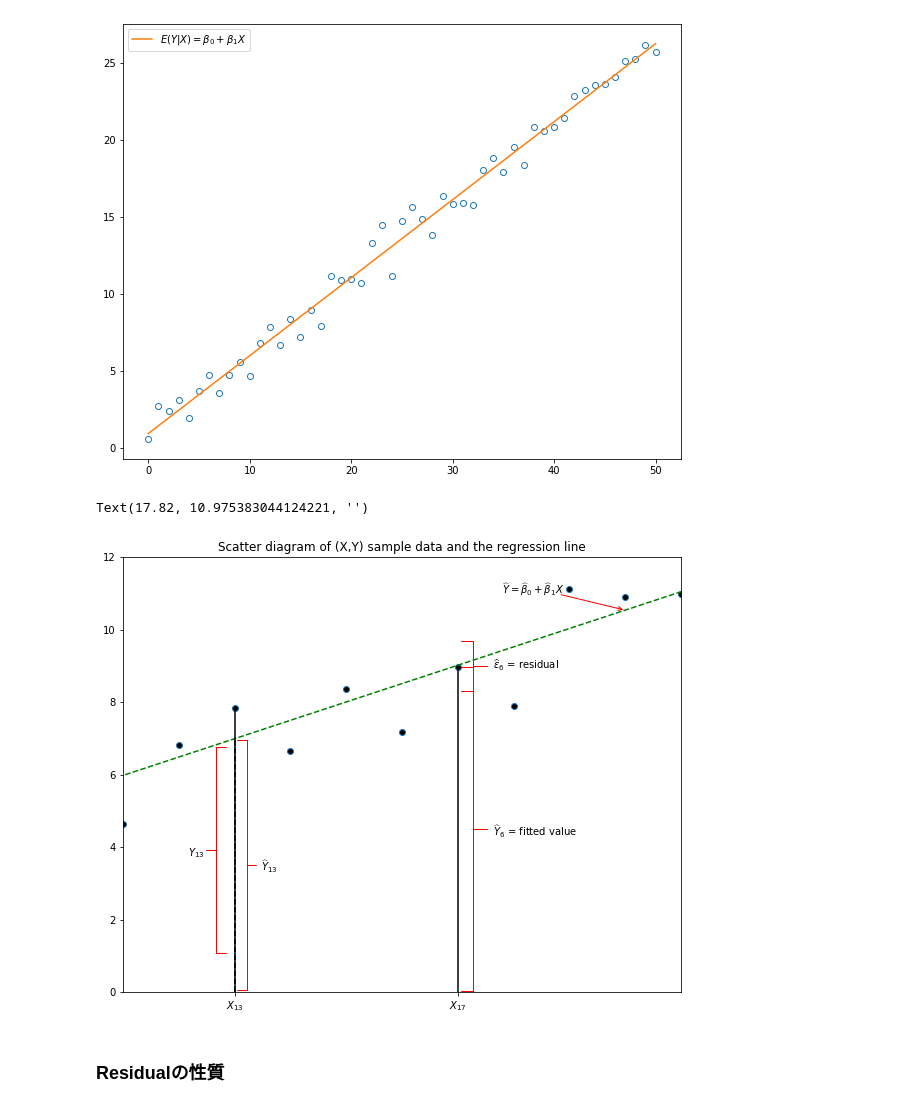
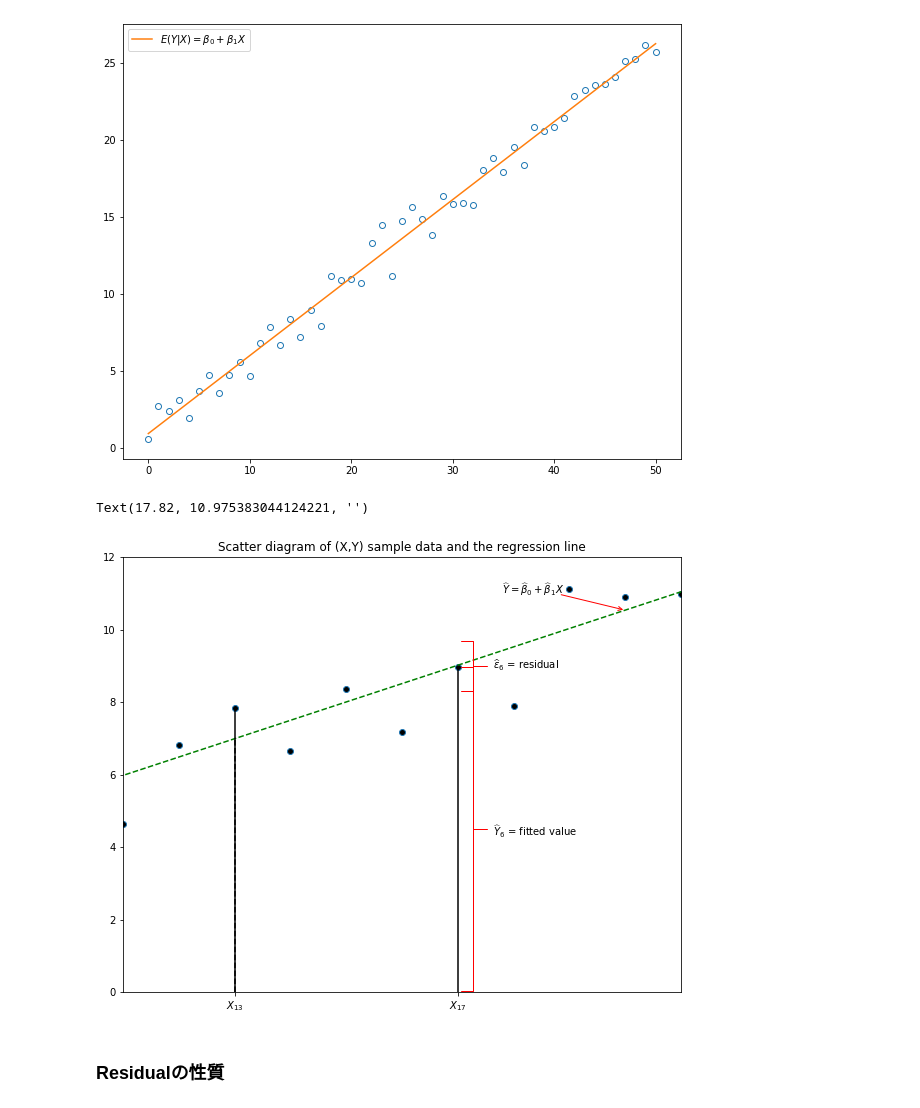
Before and after one commit to RyoNakagami/causal_inference, a Jupyter notebook: ch_02/OLS_review.ipynb, the cells around one changed output. Saved outputs shown, nothing was run; the diff lists cells and outputs as text; code cells hidden in the pictures.

```diff
--- a/ch_02/Untitled.ipynb
+++ b/ch_02/OLS_review.ipynb
@@ -294,44 +298,44 @@ plt.plot(x, beta_mat[0] + beta_mat[1]*x, linestyle = "--", color = "green")
 # Add Axis labels and ticks at specific positions:
 plt.xticks([x[12], x[16]], ["$X_{13}$", "$X_{17}$"])
 # Add vertical lines:
 plt.plot([x[12], x[12]], [0, y_fit[12]], '--', color = "black")
 plt.plot([x[12], x[12]], [0, y[12]], '-', color = "black")
 plt.plot([x[16], x[16]], [0, y[16]], '-', color = "black")
 
 
-plt.annotate("", xy = (x[12]*0.955, y[12] / 2),
-             xytext = (x[12]*0.975, y[12] / 2),
-             arrowprops = dict(arrowstyle = "]-, widthA=10.3,lengthA=1",
-                               connectionstyle = "arc", color='red'))
-plt.annotate("", xy = (x[12]*1.015, y_fit[12] / 2),
-             xytext = (x[12]*1.035, y_fit[12] / 2),
-             arrowprops = dict(arrowstyle = "-[, widthB=12.5,lengthB=1",
-                               connectionstyle = "arc", color='red'))
+#plt.annotate("", xy = (x[12]*0.955, y[12] / 2),
+#             xytext = (x[12]*0.975, y[12] / 2),
+#             arrowprops = dict(arrowstyle = "]-, widthA=10.3,lengthA=1",
+#                               connectionstyle = "arc", color='red'))
+#plt.annotate("", xy = (x[12]*1.015, y_fit[12] / 2),
+#             xytext = (x[12]*1.035, y_fit[12] / 2),
+#             arrowprops = dict(arrowstyle = "-[, widthB=12.5,lengthB=1",
+#                               connectionstyle = "arc", color='red'))
 plt.annotate("", xy = (x[16]*1.015, y_fit[16] / 2),
              xytext = (x[16]*1.035, y_fit[16] / 2),
              arrowprops = dict(arrowstyle = "-[, widthB=16.2,lengthB=1.2",
                                connectionstyle = "arc", color='red'))
 plt.annotate("", xy = (x[16]*1.015, (y[16] + y_fit[16]) / 2),
              xytext = (x[16]*1.035, (y[16] + y_fit[16]) / 2),
              arrowprops = dict(arrowstyle = "-[, widthB=2.5,lengthB=1.2",
                                connectionstyle = "arc", color='red'))
 
 # Add Actual, Fitted and Residual indicator text:
-plt.text(x[12]*0.93, y[12] / 2.1, r'$Y_{13}$', fontsize = 10)
-plt.text(x[12]*1.04, y_fit[12] / 2.1, r'$\widehat{Y}_{13}$', fontsize = 10)
+#plt.text(x[12]*0.93, y[12] / 2.1, r'$Y_{13}$', fontsize = 10)
+#plt.text(x[12]*1.04, y_fit[12] / 2.1, r'$\widehat{Y}_{13}$', fontsize = 10)
 plt.text(x[16]*1.04, y_fit[16] / 2.1,
   r'$\widehat{Y}_6$ = fitted value', fontsize = 10)
 plt.text(x[16]*1.04, (y[16] + y_fit[16]) / 2.02,
   r'$\widehat{\epsilon}_6$ = residual', fontsize = 10)
 # Add Regression line
 plt.text(x[17] - 0.2, y[20],
   r'$\widehat{Y} = \widehat{\beta}_0 + \widehat{\beta}_1 X$', fontsize = 10)
 plt.annotate("", xy = (x[19], y_fit[19]), xytext = (x[18]*0.99, y[20]),
             arrowprops = dict(arrowstyle = "->",
                               connectionstyle = "arc", color='red'))
 # %% [output]
 Text(17.82, 10.975383044124221, '')
-[figure, old version]
+[figure, new version]
 # %% [markdown]
 ### Residualの性質
 # %%
```
Also changed, not shown: parts of 11 cells of this notebook, 1 other file.
